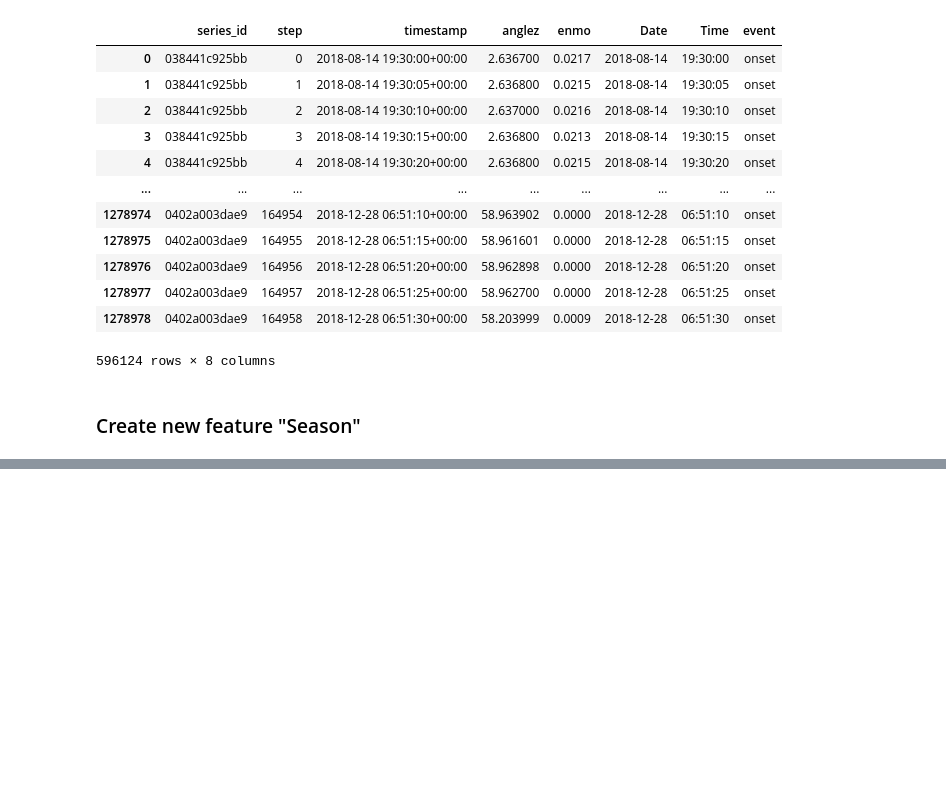
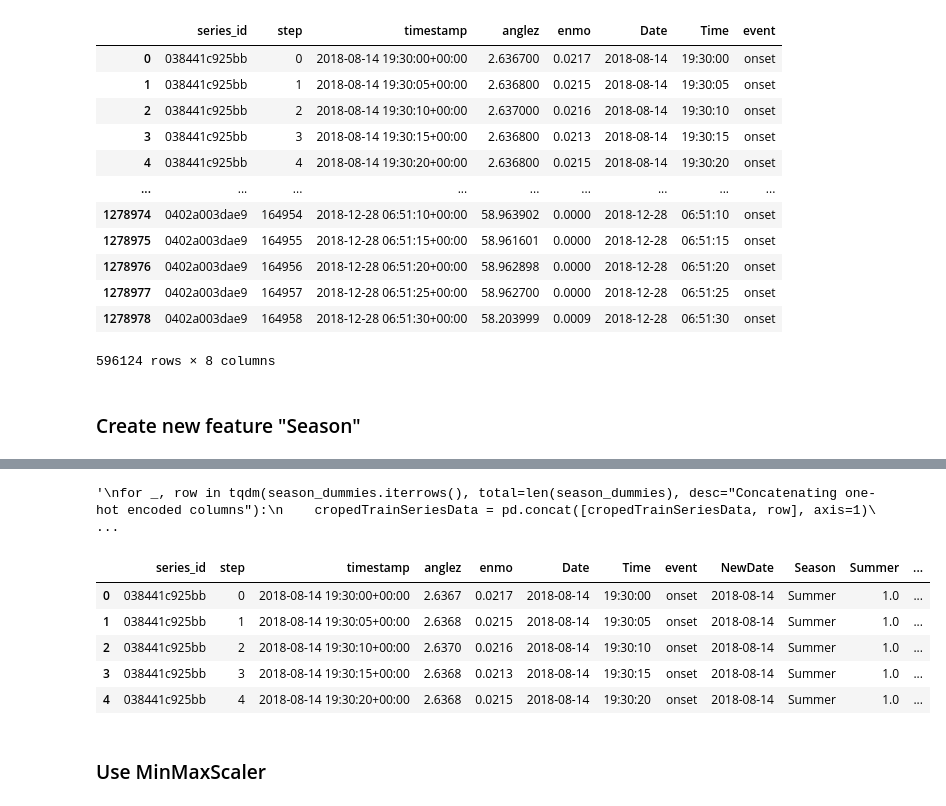
Before and after one commit to kokul93/Algorithm, a Jupyter notebook: uom-239329t-gr09.ipynb, the cells around one changed output, grey strips where cells are left out. Drawn from its saved outputs; the diff is of its cells as text; code cells hidden in the pictures; blank space fills up the shorter version.

```diff
--- a/uom-239329t-gr09.ipynb
+++ b/uom-239329t-gr09.ipynb
@@ -552,0 +568,37 @@ cropedTrainSeriesData[cropedTrainSeriesData['event']=='onset']
+# %%
+# Convert the 'Date' column to datetime format
+cropedTrainSeriesData['NewDate'] = pd.to_datetime(cropedTrainSeriesData['Date'])
+
+# Create a new 'Season' column based on the month of each date
+tqdm.pandas(desc="Mapping Seasons")
+cropedTrainSeriesData['Season'] = cropedTrainSeriesData['NewDate'].dt.month.progress_map(lambda x: {3: 'Spring', 4: 'Spring', 5: 'Spring',
+                                                 6: 'Summer', 7: 'Summer', 8: 'Summer',
+                                                 9: 'Autumn', 10: 'Autumn', 11: 'Autumn',
+                                                 12: 'Winter', 1: 'Winter', 2: 'Winter'}.get(x))
+
+# Use get_dummies to one-hot encode the 'Season' column
+tqdm.pandas(desc="One-Hot Encoding")
+season_dummies = cropedTrainSeriesData['Season'].progress_apply(lambda x: pd.Series({x: 1}))
+# %%
+# Concatenate the one-hot encoded columns to the original DataFrame
+cropedTrainSeriesData = pd.concat([cropedTrainSeriesData, season_dummies], axis=1)
+'''
+for _, row in tqdm(season_dummies.iterrows(), total=len(season_dummies), desc="Concatenating one-hot encoded columns"):
+    cropedTrainSeriesData = pd.concat([cropedTrainSeriesData, row], axis=1)
+
+# Drop the 'Season' column if you don't need it anymore
+#cropedTrainSeriesData = cropedTrainSeriesData.drop(['Season','NewDate'], axis=1)
+'''
+# %% [output]
+'\nfor _, row in tqdm(season_dummies.iterrows(), total=len(season_dummies), desc="Concatenating one-hot encoded columns"):\n    cropedTrainSeriesData = pd.concat([cropedTrainSeriesData, row], axis=1)\ ...
+# %%
+cropedTrainSeriesData.head()
+# %% [output]
+|  | series_id | step | timestamp | anglez | enmo | Date | Time | event | NewDate | Season | Summer | ... |
+| 0 | 038441c925bb | 0 | 2018-08-14 19:30:00+00:00 | 2.6367 | 0.0217 | 2018-08-14 | 19:30:00 | onset | 2018-08-14 | Summer | 1.0 | ... |
+| 1 | 038441c925bb | 1 | 2018-08-14 19:30:05+00:00 | 2.6368 | 0.0215 | 2018-08-14 | 19:30:05 | onset | 2018-08-14 | Summer | 1.0 | ... |
+| 2 | 038441c925bb | 2 | 2018-08-14 19:30:10+00:00 | 2.6370 | 0.0216 | 2018-08-14 | 19:30:10 | onset | 2018-08-14 | Summer | 1.0 | ... |
+| 3 | 038441c925bb | 3 | 2018-08-14 19:30:15+00:00 | 2.6368 | 0.0213 | 2018-08-14 | 19:30:15 | onset | 2018-08-14 | Summer | 1.0 | ... |
+| 4 | 038441c925bb | 4 | 2018-08-14 19:30:20+00:00 | 2.6368 | 0.0215 | 2018-08-14 | 19:30:20 | onset | 2018-08-14 | Summer | 1.0 | ... |
+# %% [markdown]
+### Use MinMaxScaler
```
Also changed, not shown: parts of 9 cells of this notebook.
